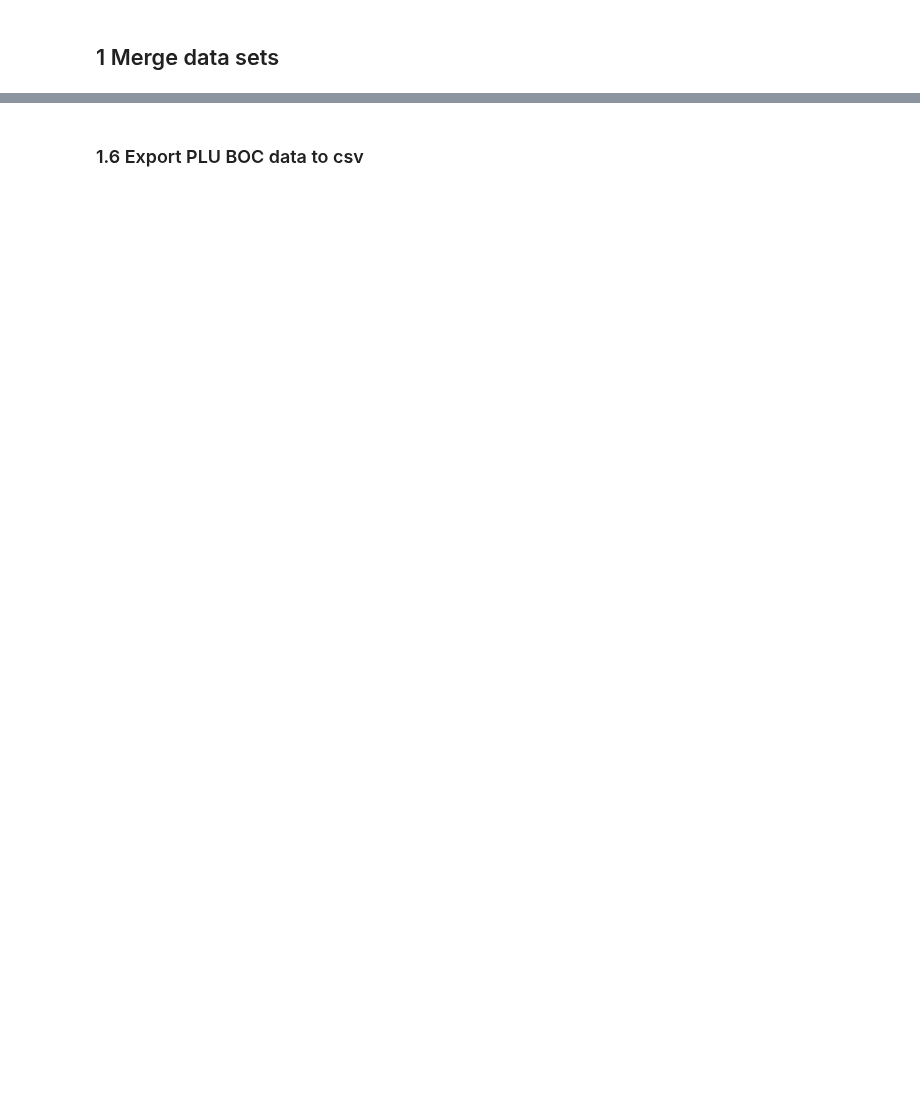
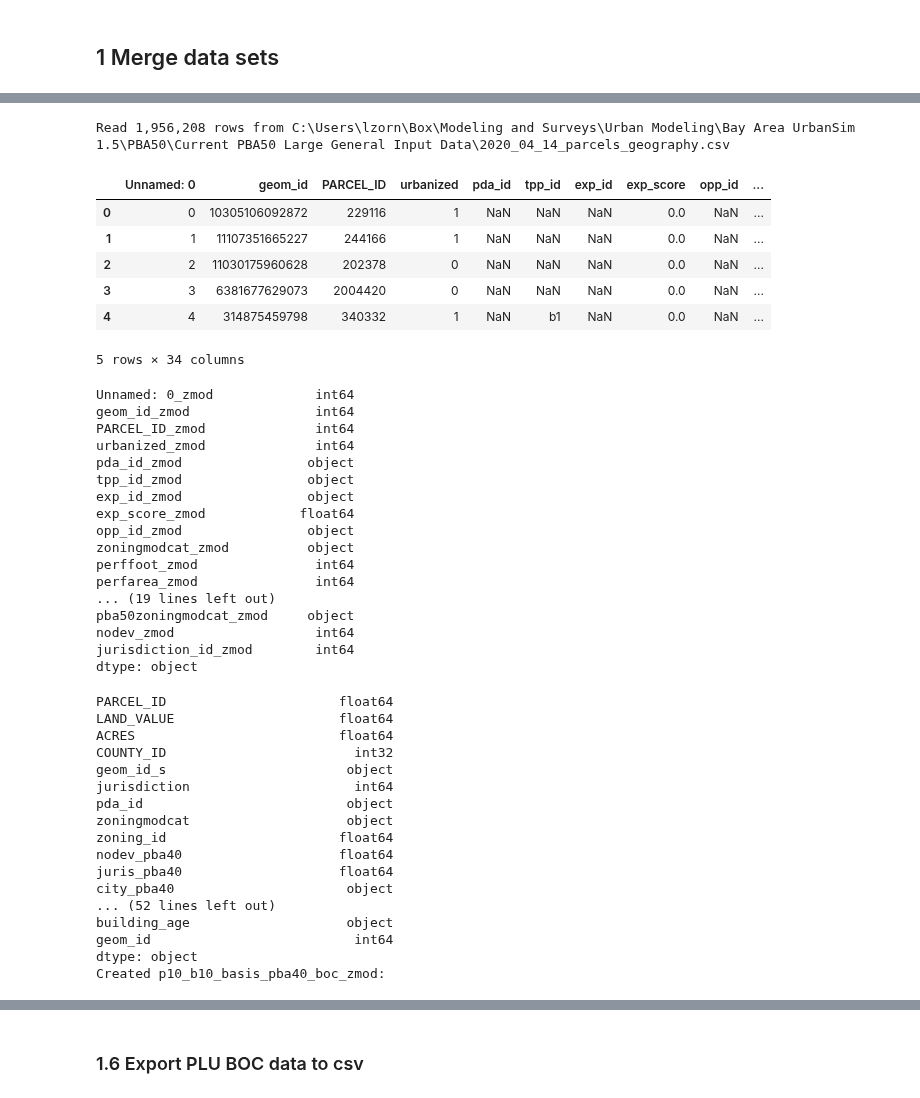
Before and after one commit to BayAreaMetro/petrale, a Jupyter notebook: policies/plu/BASIS_boc/PLU_BOC_capacity_calculation_map_v2.ipynb, the cells around one changed output, grey strips where cells are left out. Cells and saved outputs as stored; diff of their text form; code cells hidden in the pictures; blank space fills up the shorter version.

```diff
--- a/policies/plu/BASIS_boc/PLU_BOC_capacity_calculation_map_v2.ipynb
+++ b/policies/plu/BASIS_boc/PLU_BOC_capacity_calculation_map_v2.ipynb
@@ -3,5 +3,8 @@ import pandas as pd
 import geopandas as gpd
 import numpy as np
 import os
+import simpledbf
 import fiona
 from datetime import datetime
+
+pd.options.display.max_rows = 100
@@ -164,0 +411,63 @@ pb10_plus_zmods.rename(columns = {'PARCEL_ID_X': 'PARCEL_ID',
+# %%
+## planned zoning scenarios
+zmod_file = os.path.join(BOX_URBAN_MODELING_PBA50,"Current PBA50 Large General Input Data","2020_04_14_parcels_geography.csv")
+zmod = pd.read_csv(zmod_file)
+print("Read {:,} rows from {}".format(len(zmod), zmod_file))
+display(zmod.head())
+
+# append _zmod to column names to clarify source of these columns
+rename_cols = dict((col, col+"_zmod") for col in zmod.columns.values)
+zmod.rename(columns=rename_cols, inplace=True)
+display(zmod.dtypes)
+
+# merge parcel data with zoning mods
+p10_b10_basis_pba40_boc["geom_id"] = pd.to_numeric(p10_b10_basis_pba40_boc.geom_id_s)
+print(p10_b10_basis_pba40_boc.dtypes)
+
+p10_b10_basis_pba40_boc_zmod       = pd.merge(left=p10_b10_basis_pba40_boc, right=zmod,
+                                              left_on='geom_id', right_on='geom_id_zmod', how = 'left')
+print("Created p10_b10_basis_pba40_boc_zmod:")
+display(p10_b10_basis_pba40_boc_zmod.dtypes)
+# %% [output]
+Read 1,956,208 rows from C:\Users\lzorn\Box\Modeling and Surveys\Urban Modeling\Bay Area UrbanSim 1.5\PBA50\Current PBA50 Large General Input Data\2020_04_14_parcels_geography.csv
+|  | Unnamed: 0 | geom_id | PARCEL_ID | urbanized | pda_id | tpp_id | exp_id | exp_score | opp_id | ... |
+| 0 | 0 | 10305106092872 | 229116 | 1 | NaN | NaN | NaN | 0.0 | NaN | ... |
+| 1 | 1 | 11107351665227 | 244166 | 1 | NaN | NaN | NaN | 0.0 | NaN | ... |
+| 2 | 2 | 11030175960628 | 202378 | 0 | NaN | NaN | NaN | 0.0 | NaN | ... |
+| 3 | 3 | 6381677629073 | 2004420 | 0 | NaN | NaN | NaN | 0.0 | NaN | ... |
+| 4 | 4 | 314875459798 | 340332 | 1 | NaN | b1 | NaN | 0.0 | NaN | ... |
+5 rows × 34 columns
+Unnamed: 0_zmod             int64
+geom_id_zmod                int64
+PARCEL_ID_zmod              int64
+urbanized_zmod              int64
+pda_id_zmod                object
+tpp_id_zmod                object
+exp_id_zmod                object
+exp_score_zmod            float64
+opp_id_zmod                object
+zoningmodcat_zmod          object
+perffoot_zmod               int64
+perfarea_zmod               int64
+... (19 lines left out)
+pba50zoningmodcat_zmod     object
+nodev_zmod                  int64
+jurisdiction_id_zmod        int64
+dtype: object
+PARCEL_ID                      float64
+LAND_VALUE                     float64
+ACRES                          float64
+COUNTY_ID                        int32
+geom_id_s                       object
+jurisdiction                     int64
+pda_id                          object
+zoningmodcat                    object
+zoning_id                      float64
+nodev_pba40                    float64
+juris_pba40                    float64
+city_pba40                      object
+... (52 lines left out)
+building_age                    object
+geom_id                          int64
+dtype: object
+Created p10_b10_basis_pba40_boc_zmod:
```
Also changed, not shown: parts of 50 cells of this notebook.
